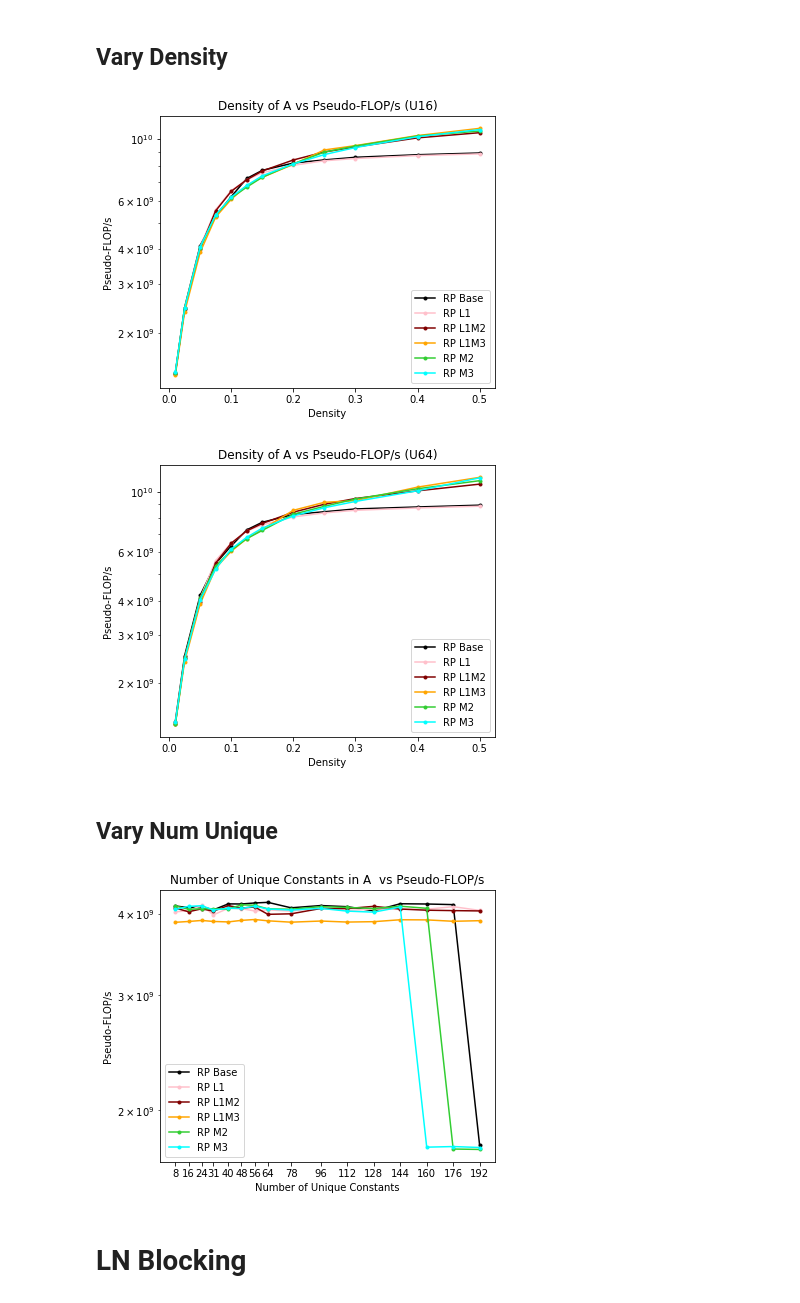
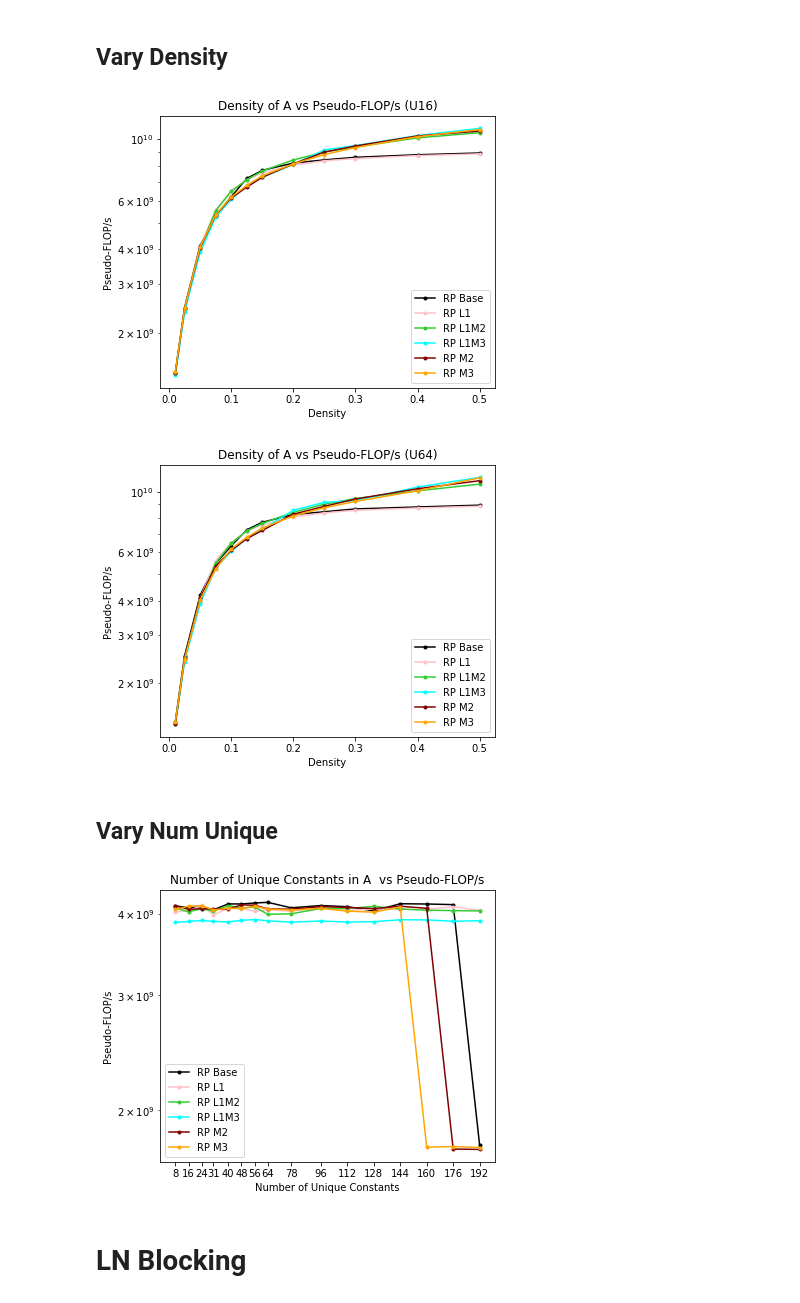
Before and after one commit to mahudu97/fyp-scratch, a Jupyter notebook: src/plot/regpack_L1_macc/plot_synth_benchmark.ipynb, the cells around one changed output. Drawn from its saved outputs; the diff is of its cells as text; code cells hidden in the pictures.

```diff
--- a/src/plot/regpack_L1_macc/plot_synth_benchmark.ipynb
+++ b/src/plot/regpack_L1_macc/plot_synth_benchmark.ipynb
@@ -245,11 +244,11 @@ plt.plot(rp_xvals, rp_avg, label="RP Base", color="black", marker=".")
 rpl1_xvals, rpl1_avg, _ = get_local_upstream_perf(rpl1_runs, "vary_density/q_16", x_term="density")
 plt.plot(rpl1_xvals, rpl1_avg, label="RP L1", color="pink", marker=".")
 
-plt.plot(l1m_xvals, l1m2_avg, label="RP L1M2", color="maroon", marker=".")
-plt.plot(l1m_xvals, l1m3_avg, label="RP L1M3", color="orange", marker=".")
+plt.plot(l1m_xvals, l1m2_avg, label="RP L1M2", color="limegreen", marker=".")
+plt.plot(l1m_xvals, l1m3_avg, label="RP L1M3", color="cyan", marker=".")
 
-plt.plot(lm2_xvals, lm2_avg, label="RP M2", color="limegreen", marker=".")
-plt.plot(lm3_xvals, lm3_avg, label="RP M3", color="cyan", marker=".")
+plt.plot(lm2_xvals, lm2_avg, label="RP M2", color="maroon", marker=".")
+plt.plot(lm3_xvals, lm3_avg, label="RP M3", color="orange", marker=".")
 
 plt.xlabel("Density")
 plt.ylabel("Pseudo-FLOP/s")
@@ -259,7 +258,7 @@ plt.legend()
 plt.savefig("./../../../plots/regpack_L1_macc/l1m/synth/vary_density_16.pdf")
 plt.show()
 # %% [output]
-[figure, old version]
+[figure, new version]
 # %%
 plt.figure(figsize=(6,5))
 
@@ -272,11 +271,11 @@ plt.plot(rp_xvals, rp_avg, label="RP Base", color="black", marker=".")
 rpl1_xvals, rpl1_avg, _ = get_local_upstream_perf(rpl1_runs, "vary_density/q_64", x_term="density")
 plt.plot(rpl1_xvals, rpl1_avg, label="RP L1", color="pink", marker=".")
 
-plt.plot(l1m_xvals, l1m2_avg, label="RP L1M2", color="maroon", marker=".")
-plt.plot(l1m_xvals, l1m3_avg, label="RP L1M3", color="orange", marker=".")
+plt.plot(l1m_xvals, l1m2_avg, label="RP L1M2", color="limegreen", marker=".")
+plt.plot(l1m_xvals, l1m3_avg, label="RP L1M3", color="cyan", marker=".")
 
-plt.plot(lm2_xvals, lm2_avg, label="RP M2", color="limegreen", marker=".")
-plt.plot(lm3_xvals, lm3_avg, label="RP M3", color="cyan", marker=".")
+plt.plot(lm2_xvals, lm2_avg, label="RP M2", color="maroon", marker=".")
+plt.plot(lm3_xvals, lm3_avg, label="RP M3", color="orange", marker=".")
 
 plt.xlabel("Density")
 plt.ylabel("Pseudo-FLOP/s")
@@ -286,37 +285,37 @@ plt.legend()
 plt.savefig("./../../../plots/regpack_L1_macc/l1m/synth/vary_density_64.pdf")
 plt.show()
 # %% [output]
-[figure, old version]
+[figure, new version]
 # %% [markdown]
 ## Vary Num Unique
 # %%
 plt.figure(figsize=(6,5))
 
 lm2_xvals, lm2_avg, _ = get_local_upstream_perf(lm2_runs, "vary_unique", x_term="a_unique")
 lm3_xvals, lm3_avg, _ = get_local_upstream_perf(lm3_runs, "vary_unique", x_term="a_unique")
 l1m_xvals, l1m2_avg, l1m3_avg = get_local_upstream_perf(l1m_runs, "vary_unique", x_term="a_unique")
 
 rp_xvals, rp_avg, _ = get_local_upstream_perf(rp_runs, "vary_unique", x_term="a_unique")
 plt.plot(rp_xvals, rp_avg, label="RP Base", color="black", marker=".")
 rpl1_xvals, rpl1_avg, _ = get_local_upstream_perf(rpl1_runs, "vary_unique", x_term="a_unique")
 plt.plot(rpl1_xvals, rpl1_avg, label="RP L1", color="pink", marker=".")
 
-plt.plot(l1m_xvals, l1m2_avg, label="RP L1M2", color="maroon", marker=".")
-plt.plot(l1m_xvals, l1m3_avg, label="RP L1M3", color="orange", marker=".")
+plt.plot(l1m_xvals, l1m2_avg, label="RP L1M2", color="limegreen", marker=".")
+plt.plot(l1m_xvals, l1m3_avg, label="RP L1M3", color="cyan", marker=".")
 
-plt.plot(lm2_xvals, lm2_avg, label="RP M2", color="limegreen", marker=".")
-plt.plot(lm3_xvals, lm3_avg, label="RP M3", color="cyan", marker=".")
+plt.plot(lm2_xvals, lm2_avg, label="RP M2", color="maroon", marker=".")
+plt.plot(lm3_xvals, lm3_avg, label="RP M3", color="orange", marker=".")
 
 plt.xlabel("Number of Unique Constants")
 plt.ylabel("Pseudo-FLOP/s")
 plt.yscale("log", basey=10)
 plt.xticks(lm2_xvals)
 plt.title("Number of Unique Constants in A  vs Pseudo-FLOP/s")
 plt.legend()
 plt.savefig("./../../../plots/regpack_L1_macc/l1m/synth/vary_unique.pdf")
 plt.show()
 # %% [output]
-[figure, old version]
+[figure, new version]
 # %% [markdown]
 # LN Blocking
 # %% [markdown]
```
Also changed, not shown: parts of 11 cells of this notebook, 14 other files.
